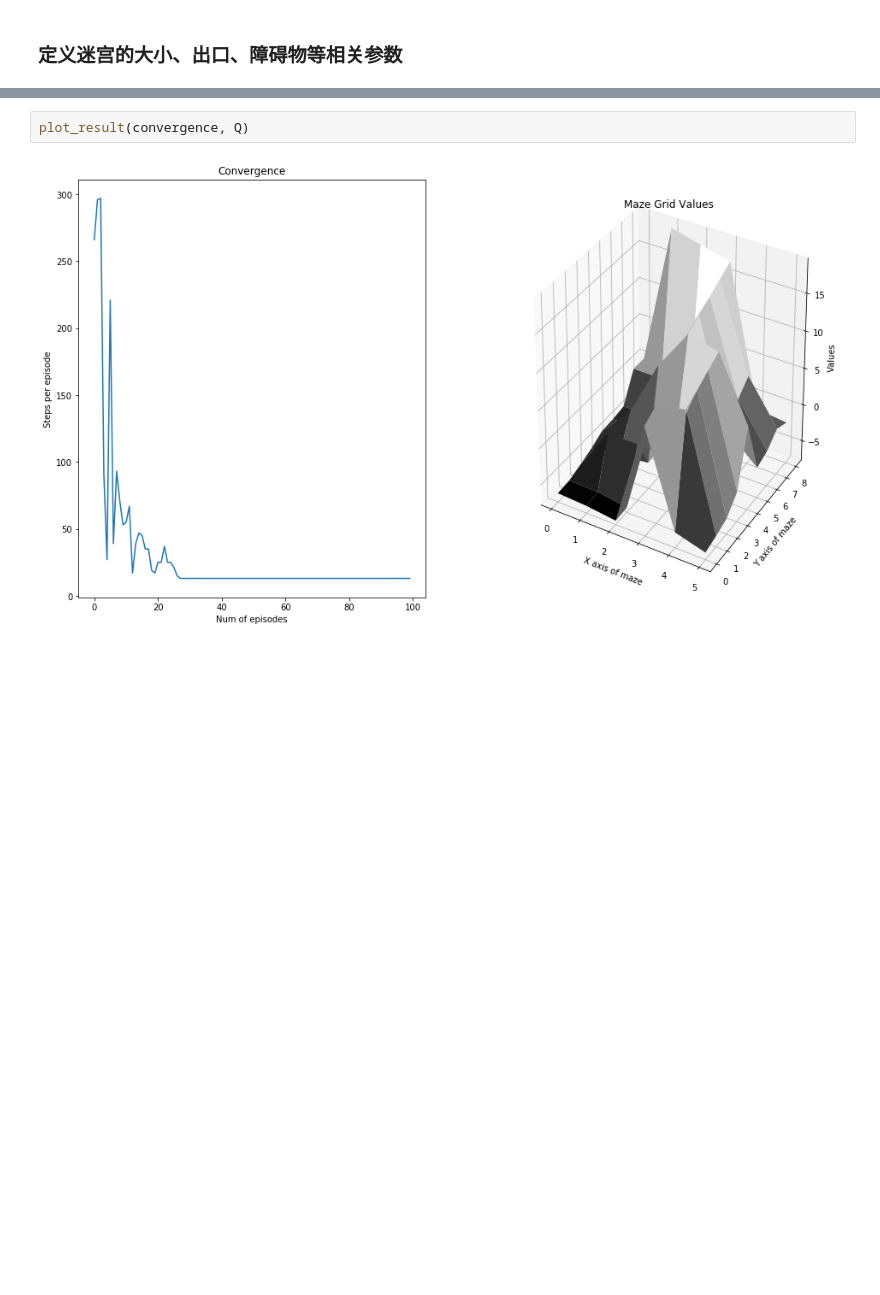
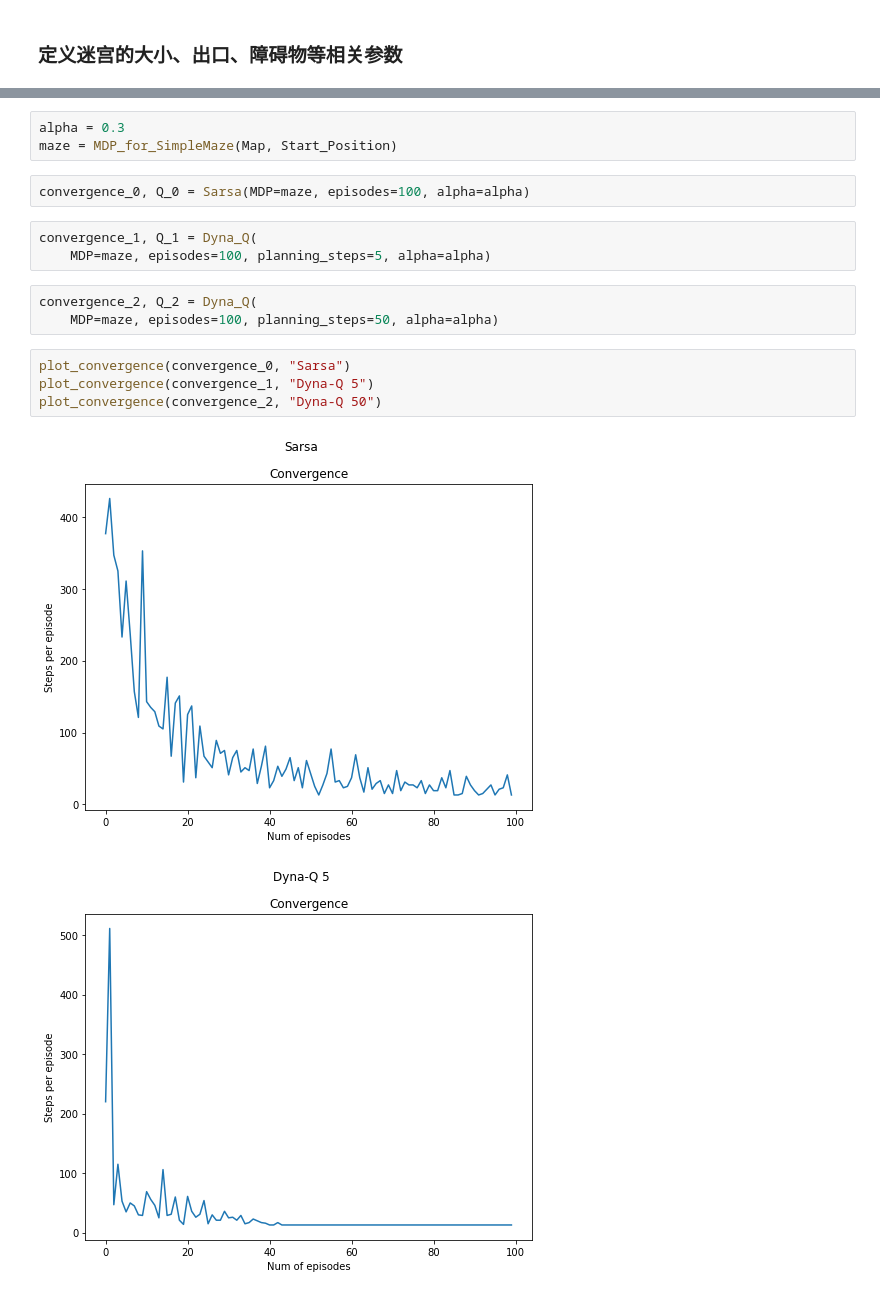
Before and after one commit to neo-pan/RL_notebook, a Jupyter notebook: RL_08.ipynb, the cells around one changed output, grey strips where cells are left out. Saved outputs shown, nothing was run; the diff lists cells and outputs as text; blank space fills up the shorter version.

Commit message:
add Dyna-Q algorithm

```diff
--- a/RL_08.ipynb
+++ b/RL_08.ipynb
@@ -206,4 +301,18 @@ convergence, Q = SARSA(maze, 100, alpha=0.5, gamma=1)
-# %%
-plot_result(convergence, Q)
-# %% [output]
-[figure, removed]
+# %%
+alpha = 0.3
+maze = MDP_for_SimpleMaze(Map, Start_Position)
+# %%
+convergence_0, Q_0 = Sarsa(MDP=maze, episodes=100, alpha=alpha)
+# %%
+convergence_1, Q_1 = Dyna_Q(
+    MDP=maze, episodes=100, planning_steps=5, alpha=alpha)
+# %%
+convergence_2, Q_2 = Dyna_Q(
+    MDP=maze, episodes=100, planning_steps=50, alpha=alpha)
+# %%
+plot_convergence(convergence_0, "Sarsa")
+plot_convergence(convergence_1, "Dyna-Q 5")
+plot_convergence(convergence_2, "Dyna-Q 50")
+# %% [output]
+[figure, added]
+[figure, added]
```
Also changed, not shown: parts of 14 cells of this notebook.
